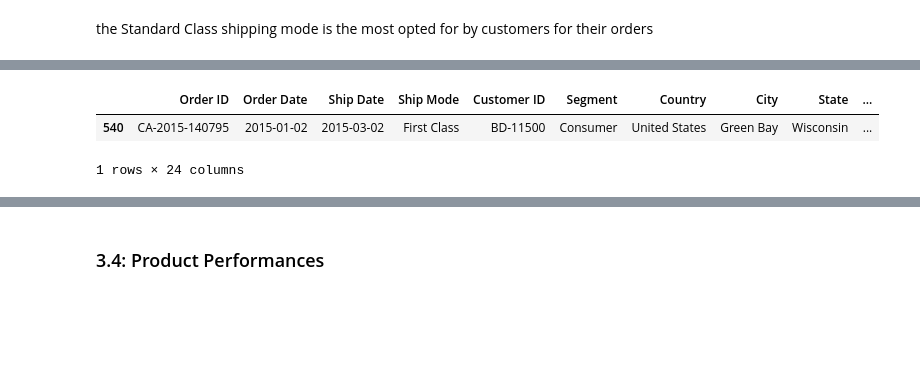
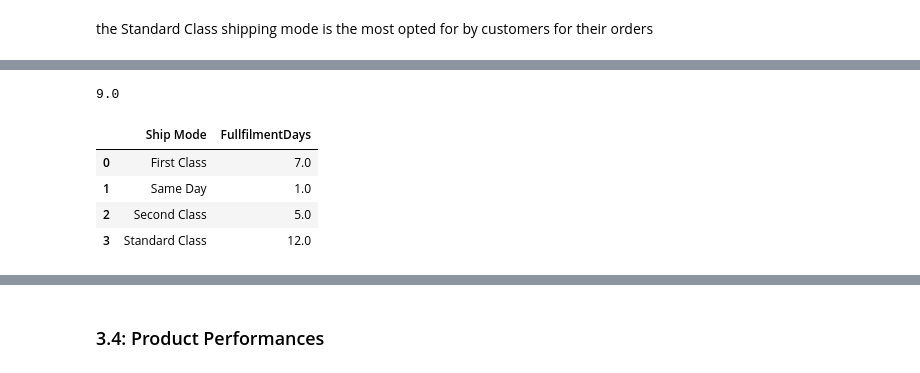
Before and after one commit to WayneNyariroh/StoreSales_Analysis, a Jupyter notebook: superStoreSales_EDA.ipynb, the cells around one changed output, grey strips where cells are left out. Saved outputs shown, nothing was run; the diff lists cells and outputs as text; code cells hidden in the pictures; blank space fills up the shorter version.

```diff
--- a/superStoreSales_EDA.ipynb
+++ b/superStoreSales_EDA.ipynb
@@ -566,6 +567,0 @@ store_df['Fullfilment Days'] = store_df['Fullfilment Days'].astype('timedelta64[
-# %%
-store_df.head(1)
-# %% [output]
-|  | Order ID | Order Date | Ship Date | Ship Mode | Customer ID | Segment | Country | City | State | ... |
-| 540 | CA-2015-140795 | 2015-01-02 | 2015-03-02 | First Class | BD-11500 | Consumer | United States | Green Bay | Wisconsin | ... |
-1 rows × 24 columns
@@ -571,0 +570,12 @@ store_df.head(1)
+# %%
+store_df['FullfilmentDays'].mean().round(0)
+# %% [output]
+9.0
+# %%
+pd.pivot_table(store_df, 'FullfilmentDays', index='Ship Mode', aggfunc='mean').round(0).reset_index()
+# %% [output]
+|  | Ship Mode | FullfilmentDays |
+| 0 | First Class | 7.0 |
+| 1 | Same Day | 1.0 |
+| 2 | Second Class | 5.0 |
+| 3 | Standard Class | 12.0 |
```
Also changed, not shown: parts of 15 cells of this notebook.
